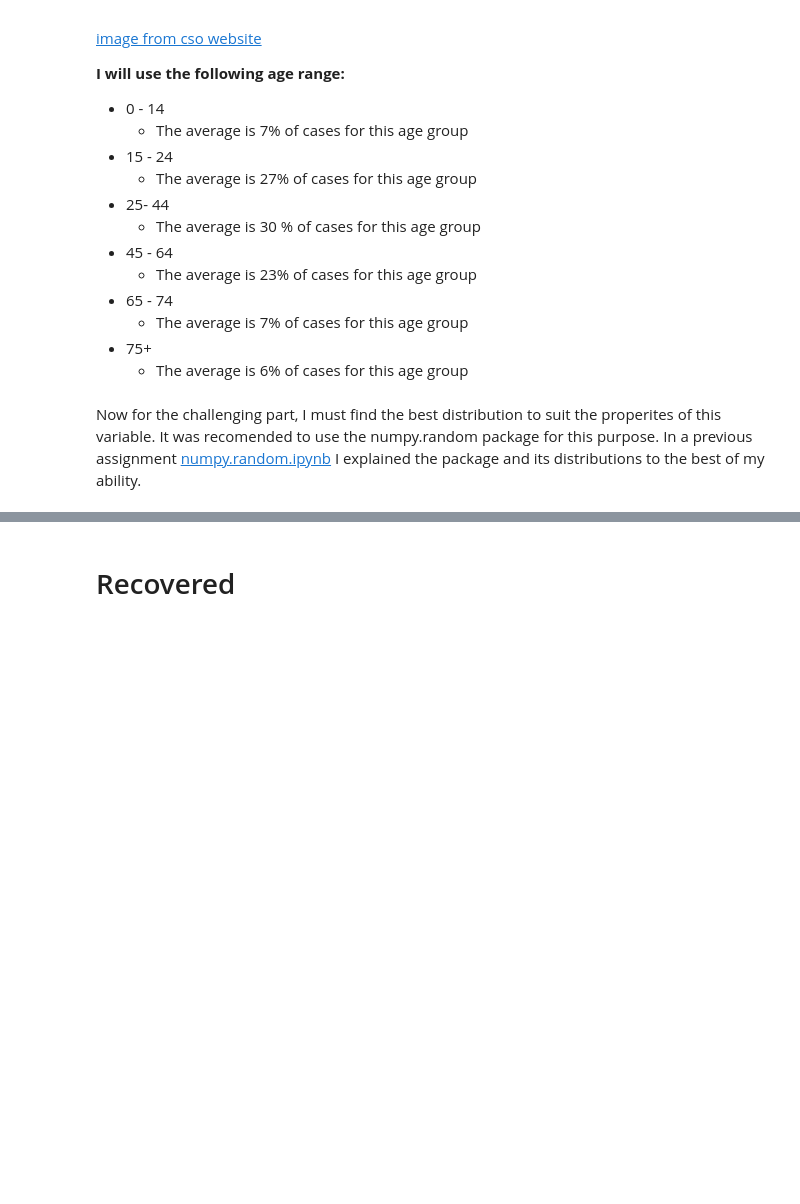
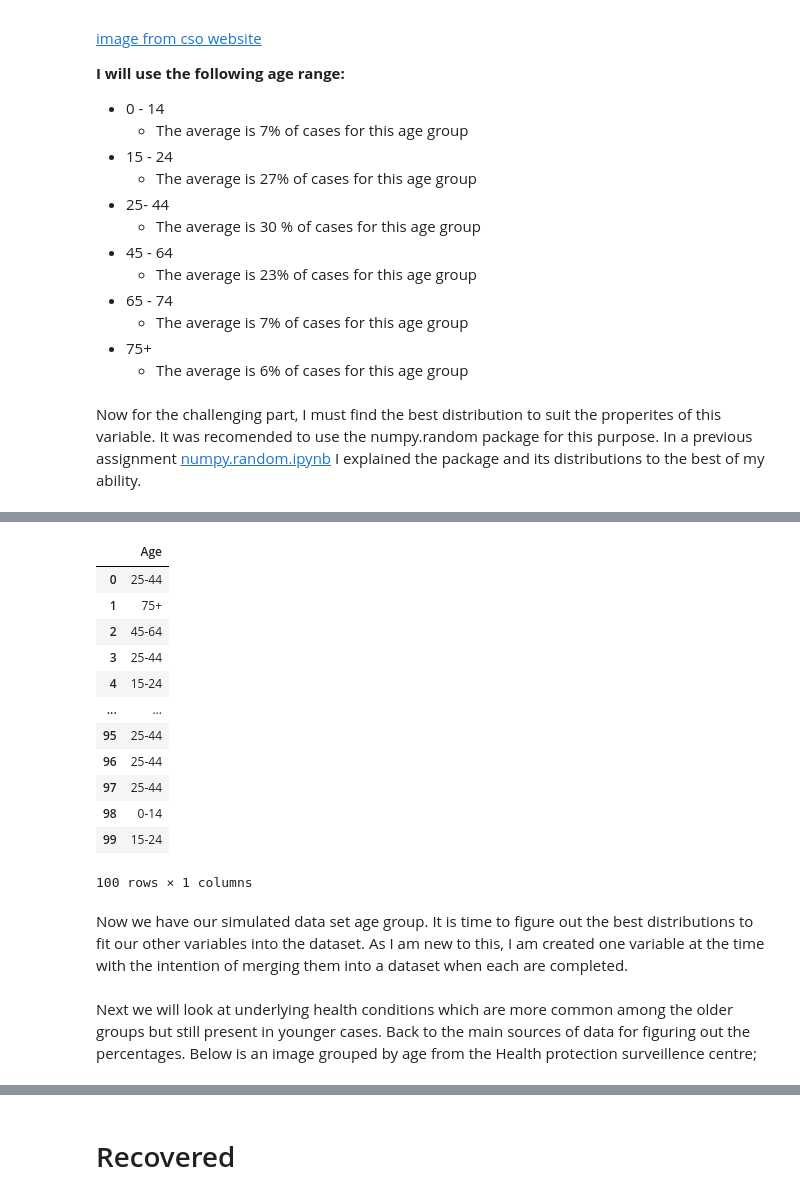
Before and after one commit to AineNicD/simulating-data, a Jupyter notebook: simulating-data.ipynb, the cells around one changed output, grey strips where cells are left out. Cells and saved outputs as stored; diff of their text form; code cells hidden in the pictures; blank space fills up the shorter version.

```diff
--- a/simulating-data.ipynb
+++ b/simulating-data.ipynb
@@ -97,3 +139,32 @@ Now for the challenging part, I must find the best distribution to suit the prop
+# %%
+#setting seed
+np.random.seed(42)
+
+age_groups = (['0-14', '15-24', '25-44', '45-64','65-74', '75+'])
+
+
+age = np.random.choice(age_groups, 100, p=[0.07, 0.27, 0.30, 0.23, 0.07, 0.06])
+
+df1 = pd.DataFrame({"Age":age})
+df1
+# %% [output]
+|  | Age |
+| 0 | 25-44 |
+| 1 | 75+ |
+| 2 | 45-64 |
+| 3 | 25-44 |
+| 4 | 15-24 |
+| ... | ... |
+| 95 | 25-44 |
+| 96 | 25-44 |
+| 97 | 25-44 |
+| 98 | 0-14 |
+| 99 | 15-24 |
+100 rows × 1 columns
+# %% [markdown]
+Now we have our simulated data set age group.  It is time to figure out the best distributions to fit our other variables into the dataset. As I am new to this, I am created one variable at the time with the intention of merging them into a dataset when each are completed.
+# %% [markdown]
+Next we will look at underlying health conditions which are more common among the older groups but still present in younger cases. Back to the main sources of data for figuring out the percentages. Below is an image grouped by age from the Health protection surveillence centre;
 # %% [markdown]
 # UNDERLYING HEALTH CONDITION(UHC)
 ![HSPC-UHC.png](attachment:HSPC-UHC.png)
```
Also changed, not shown: parts of 13 cells of this notebook, 6 other files.
